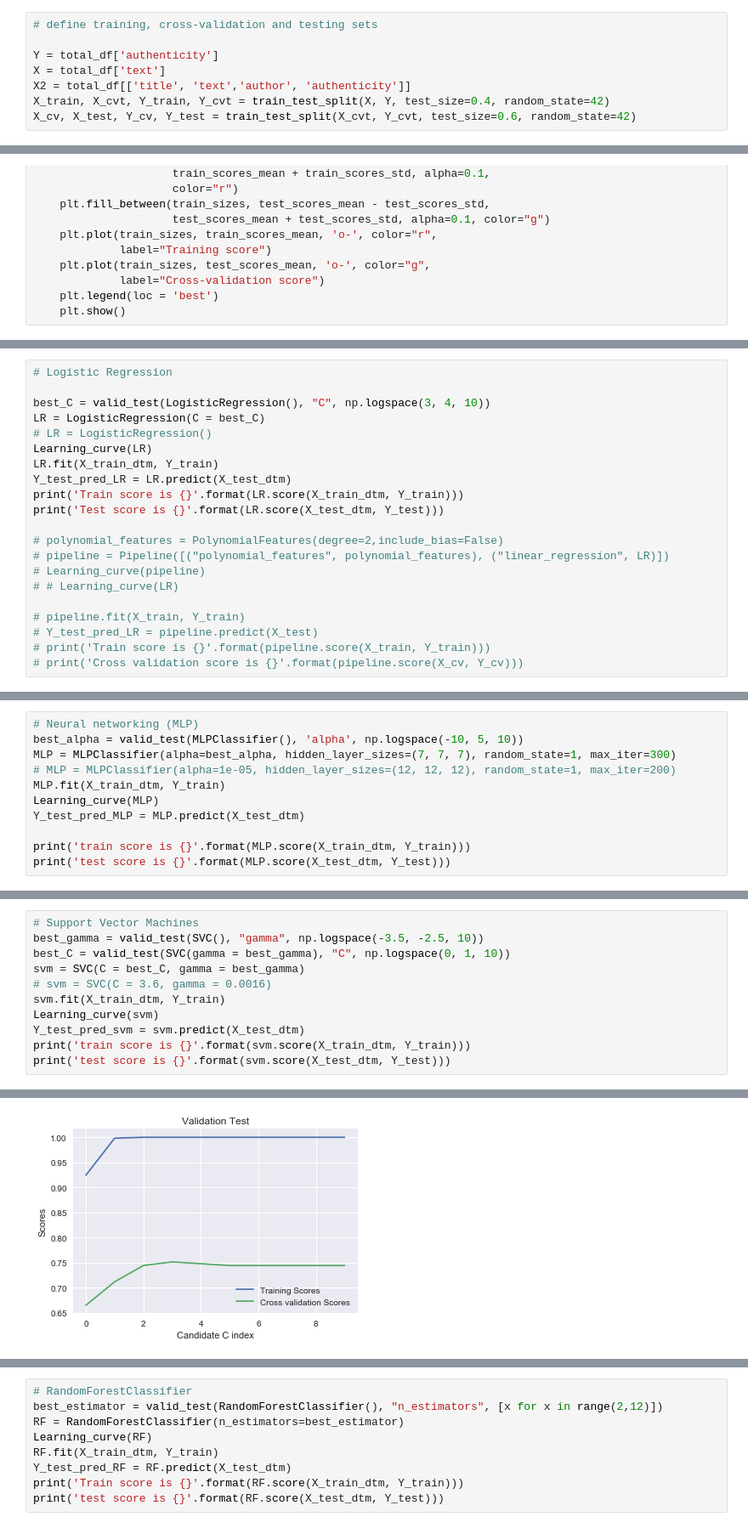
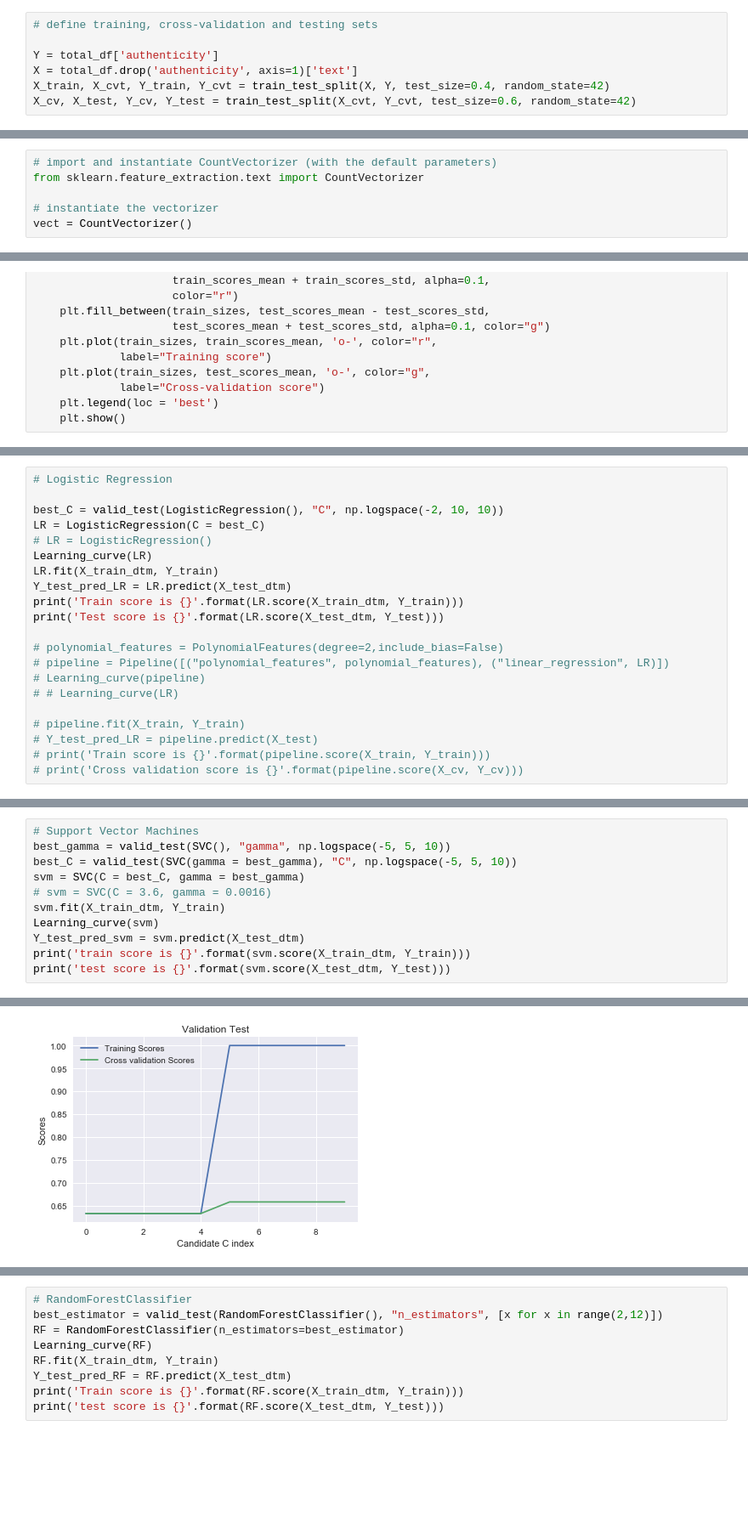
Before and after one commit to Fake-News-Project/Fake-News-Project, a Jupyter notebook: Step2_Extracting_features_and_predict_via_machine_learning.ipynb, the cells around one changed output, grey strips where cells are left out. Shown at 85% size. Drawn from its saved outputs; the diff is of its cells as text; blank space fills up the shorter version.

```diff
--- a/Step2_Extracting_features_and_predict_via_machine_learning.ipynb
+++ b/Step2_Extracting_features_and_predict_via_machine_learning.ipynb
@@ -35,7 +34,6 @@ total_df = pd.read_csv(path)
 # define training, cross-validation and testing sets
 
 Y = total_df['authenticity']
-X = total_df['text']
-X2 = total_df[['title', 'text','author', 'authenticity']]
+X = total_df.drop('authenticity', axis=1)['text']
 X_train, X_cvt, Y_train, Y_cvt = train_test_split(X, Y, test_size=0.4, random_state=42)
 X_cv, X_test, Y_cv, Y_test = train_test_split(X_cvt, Y_cvt, test_size=0.6, random_state=42)
@@ -209,0 +42,6 @@ the rate_parentheses in the title of true news is 0.884733768466476 and that of
+# %%
+# import and instantiate CountVectorizer (with the default parameters)
+from sklearn.feature_extraction.text import CountVectorizer
+
+# instantiate the vectorizer
+vect = CountVectorizer()
@@ -299,7 +104,7 @@ X_train_dtm
 # %%
 # Logistic Regression
 
-best_C = valid_test(LogisticRegression(), "C", np.logspace(3, 4, 10))
+best_C = valid_test(LogisticRegression(), "C", np.logspace(-2, 10, 10))
 LR = LogisticRegression(C = best_C)
 # LR = LogisticRegression()
 Learning_curve(LR)
@@ -361,11 +165,0 @@ test score is 0.8568019093078759
-# %%
-# Neural networking (MLP)
-best_alpha = valid_test(MLPClassifier(), 'alpha', np.logspace(-10, 5, 10))
-MLP = MLPClassifier(alpha=best_alpha, hidden_layer_sizes=(7, 7, 7), random_state=1, max_iter=300)
-# MLP = MLPClassifier(alpha=1e-05, hidden_layer_sizes=(12, 12, 12), random_state=1, max_iter=200)
-MLP.fit(X_train_dtm, Y_train)
-Learning_curve(MLP)
-Y_test_pred_MLP = MLP.predict(X_test_dtm)
-
-print('train score is {}'.format(MLP.score(X_train_dtm, Y_train)))
-print('test score is {}'.format(MLP.score(X_test_dtm, Y_test)))
@@ -384,7 +166,7 @@ test score is 0.8687350835322196
 # %%
 # Support Vector Machines
-best_gamma = valid_test(SVC(), "gamma", np.logspace(-3.5, -2.5, 10))
-best_C = valid_test(SVC(gamma = best_gamma), "C", np.logspace(0, 1, 10))
+best_gamma = valid_test(SVC(), "gamma", np.logspace(-5, 5, 10))
+best_C = valid_test(SVC(gamma = best_gamma), "C", np.logspace(-5, 5, 10))
 svm = SVC(C = best_C, gamma = best_gamma)
 # svm = SVC(C = 3.6, gamma = 0.0016)
 svm.fit(X_train_dtm, Y_train)
@@ -405 +187 @@ The best C value for SVC(C=100.0, cache_size=200, class_weight=None, coef0=0.0,
-[figure, old version]
+[figure, new version]
```
Also changed, not shown: parts of 24 cells of this notebook, 4 other files.
